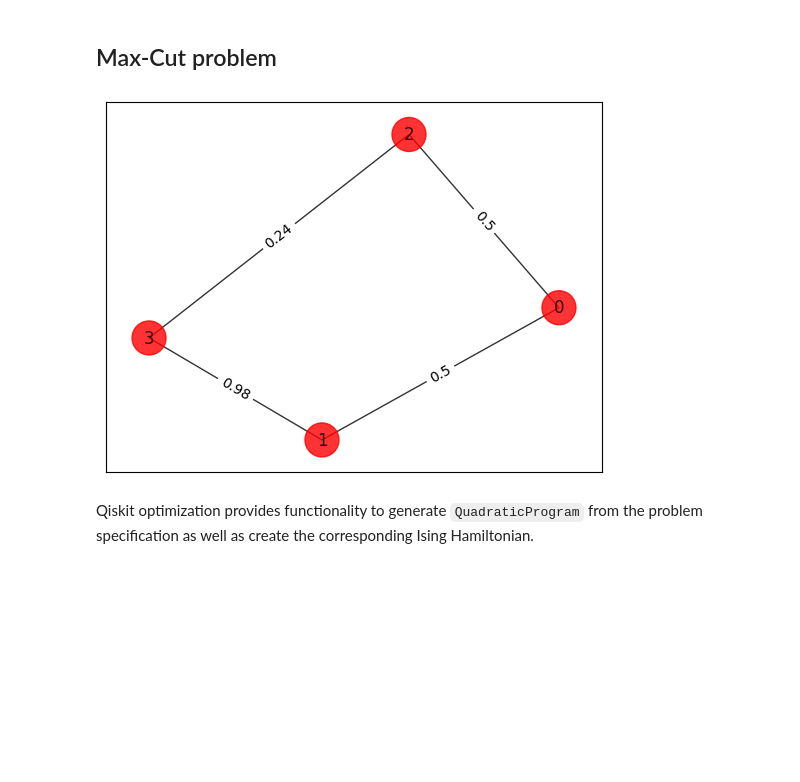
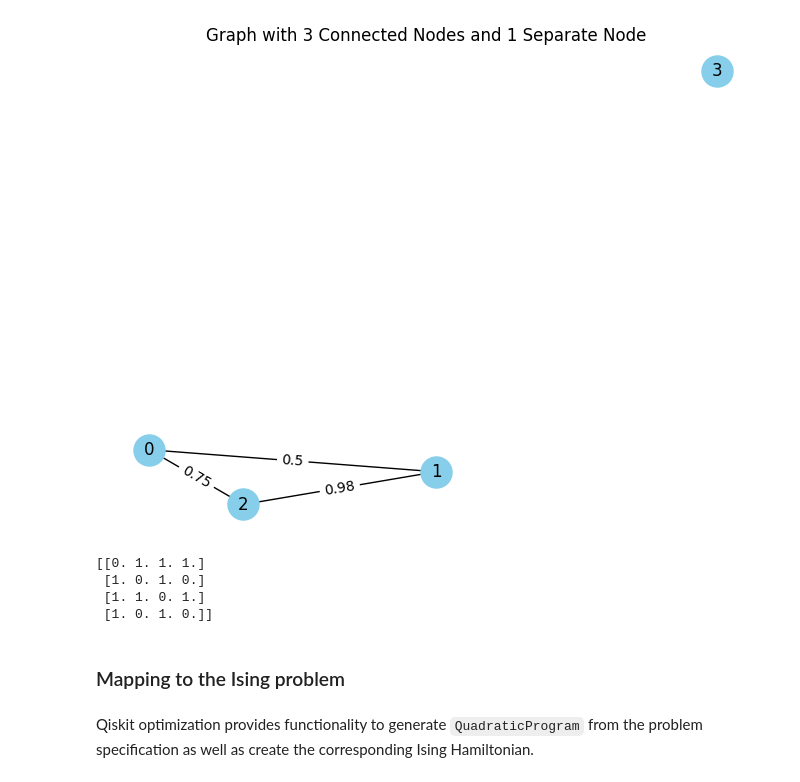
Before and after one commit to Janindu-n/Ihsan, a Jupyter notebook: TSP_notebook.ipynb, the cells around one changed output. Drawn from its saved outputs; the diff is of its cells as text; code cells hidden in the pictures; blank space fills up the shorter version.

```diff
--- a/TSP_notebook.ipynb
+++ b/TSP_notebook.ipynb
@@ -97,5 +13,3 @@ from qiskit_algorithms.optimizers import SPSA
 from qiskit_algorithms.utils import algorithm_globals
 from qiskit.primitives import Sampler
 from qiskit_optimization.algorithms import MinimumEigenOptimizer
-# %% [markdown]
-## Max-Cut problem
@@ -173,19 +16,60 @@ G = nx.from_numpy_array(w)
-# %%
-# Generating a graph of 4 nodes
-
-colors = ["r" for node in G.nodes()]
-pos = nx.spring_layout(G)
-
-
-def draw_graph(G, colors, pos):
-    default_axes = plt.axes(frameon=True)
-    nx.draw_networkx(G, node_color=colors, node_size=600, alpha=0.8, ax=default_axes, pos=pos)
-    edge_labels = nx.get_edge_attributes(G, "weight")
-    nx.draw_networkx_edge_labels(G, pos=pos, edge_labels=edge_labels)
-
-
-draw_graph(G, colors, pos)
-# %% [output]
-[figure, removed]
+# %%
+import numpy as np
+import networkx as nx
+import matplotlib.pyplot as plt
+
+grid = [[0.5,0.98],
+        [0.24,0.75]]
+
+# Define the number of nodes
+num_nodes = len(grid) * len(grid[0])
+
+# Initialize an empty adjacency matrix
+w = np.zeros((num_nodes, num_nodes))
+
+# Manually set the connections based on the specification
+# Connect node 0 with node 1
+w[0, 1] = grid[0][1]  # Using grid values for weights
+w[1, 0] = grid[0][0]
+w[0, 2] = grid[1][1]
+
+# Connect node 1 with node 2
+w[1, 2] = grid[1][0]
+w[2, 1] = grid[0][1]
+
+# Node 3 remains separate, so no connections are set for it
+
+# Create a graph from the adjacency matrix
+G = nx.from_numpy_array(w)
+
+# Function to draw the graph
+def draw_graph(graph):
+    pos = nx.spring_layout(graph)  # positions for all nodes
+    nx.draw(graph, pos, with_labels=True, node_color='skyblue', node_size=500)
+    labels = nx.get_edge_attributes(graph, 'weight')
+    nx.draw_networkx_edge_labels(graph, pos, edge_labels=labels)
+    plt.title("Graph with 3 Connected Nodes and 1 Separate Node")
+    plt.show()
+
+# Draw the graph
+draw_graph(G)
+# %% [output]
+[figure, added]
+# %%
+# Computing the weight matrix from the random graph
+w = np.zeros([n, n])
+for i in range(n):
+    for j in range(n):
+        temp = G.get_edge_data(i, j, default=0)
+        if temp != 0:
+            w[i, j] = temp["weight"]
+print(w)
+# %% [output]
+[[0. 1. 1. 1.]
+ [1. 0. 1. 0.]
+ [1. 1. 0. 1.]
+ [1. 0. 1. 0.]]
+# %% [markdown]
+### Mapping to the Ising problem
 # %% [markdown]
 Qiskit optimization provides functionality to generate `QuadraticProgram` from the problem specification as well as create the corresponding Ising Hamiltonian.
```
Also changed, not shown: parts of 18 cells of this notebook.
